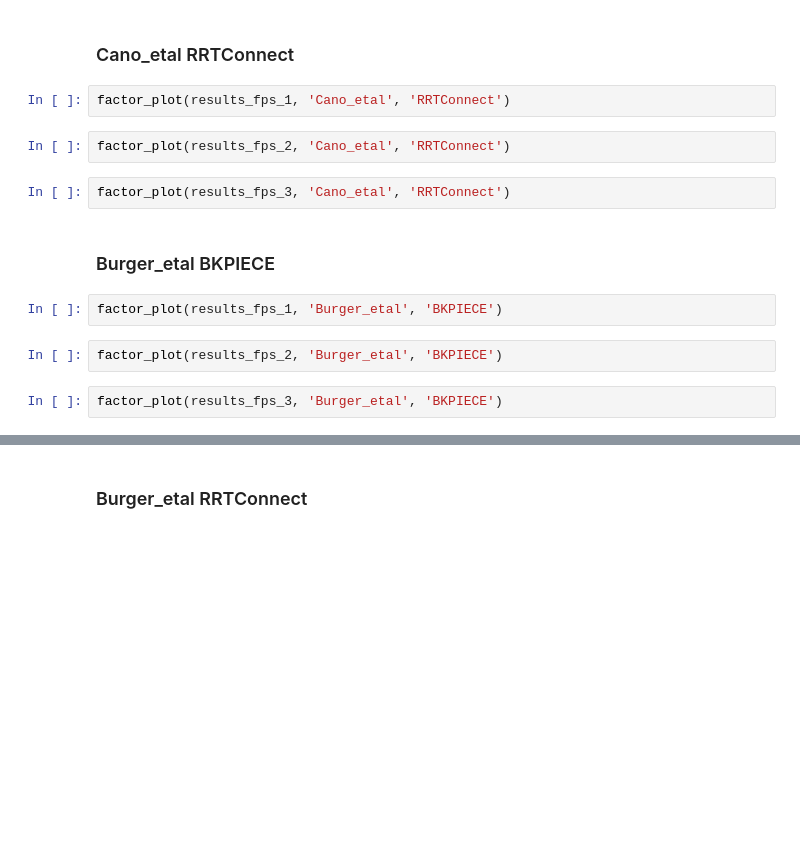
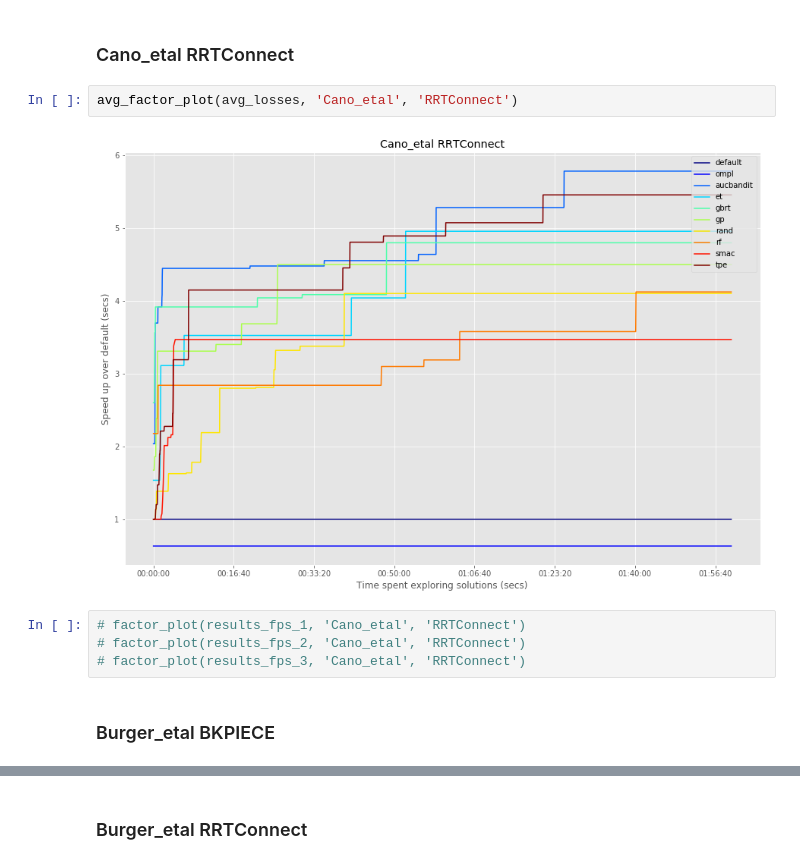
Before and after one commit to charleneleong-ai/crane_plus_v2_motion_planning, a Jupyter notebook: crane_plus_control/results/result_analysis.ipynb, the cells around one changed output, grey strips where cells are left out. Cells and saved outputs as stored; diff of their text form; blank space fills up the shorter version.

```diff
--- a/crane_plus_control/results/result_analysis.ipynb
+++ b/crane_plus_control/results/result_analysis.ipynb
@@ -464,16 +344,12 @@ factor_plot(results_fps_3, 'Cano_etal', 'BKPIECE')
 # %% [markdown]
 ### Cano_etal RRTConnect
 # %%
-factor_plot(results_fps_1, 'Cano_etal', 'RRTConnect')
+avg_factor_plot(avg_losses, 'Cano_etal', 'RRTConnect')
+# %% [output]
+[figure, added]
-# %%
-factor_plot(results_fps_2, 'Cano_etal', 'RRTConnect')
-# %%
-factor_plot(results_fps_3, 'Cano_etal', 'RRTConnect')
+# %%
+# factor_plot(results_fps_1, 'Cano_etal', 'RRTConnect')
+# factor_plot(results_fps_2, 'Cano_etal', 'RRTConnect')
+# factor_plot(results_fps_3, 'Cano_etal', 'RRTConnect')
 # %% [markdown]
 ### Burger_etal BKPIECE
-# %%
-factor_plot(results_fps_1, 'Burger_etal', 'BKPIECE')
-# %%
-factor_plot(results_fps_2, 'Burger_etal', 'BKPIECE')
-# %%
-factor_plot(results_fps_3, 'Burger_etal', 'BKPIECE')
```
Also changed, not shown: parts of 28 cells of this notebook, 8 other files.
